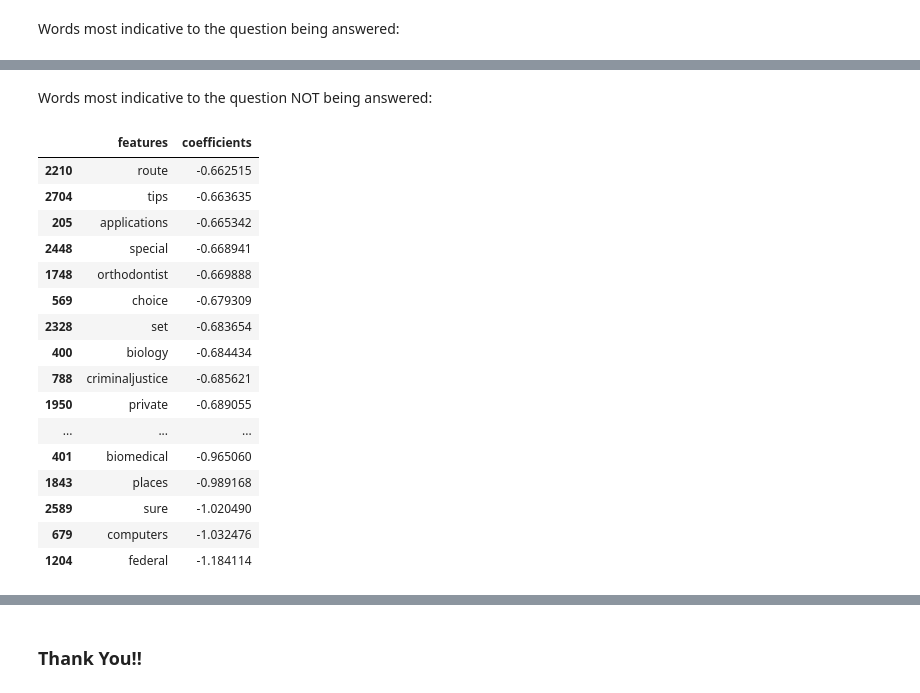
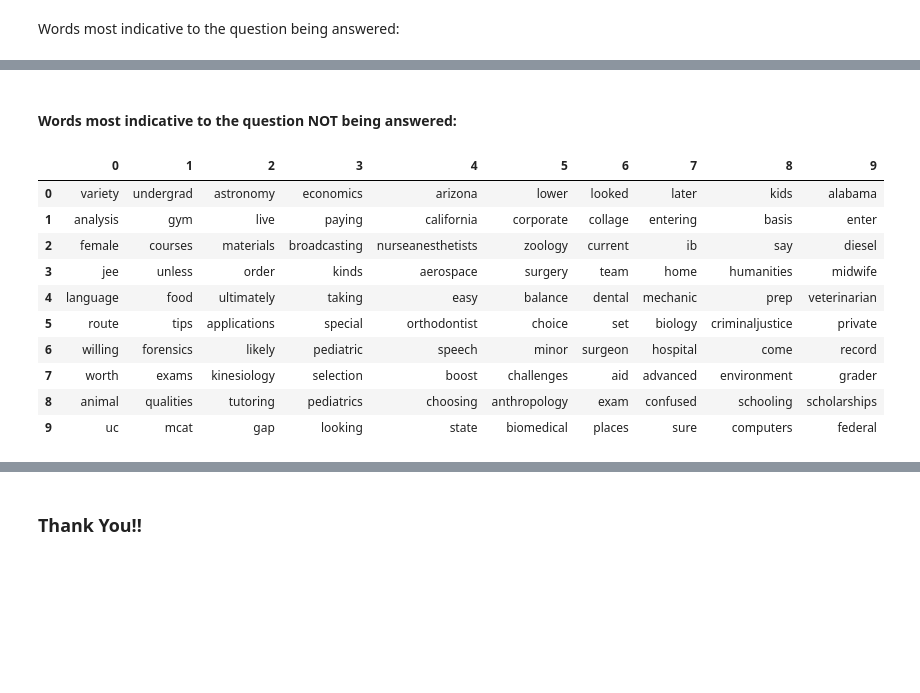
Before and after one commit to reneemarama/career_village, a Jupyter notebook: 4b_Sampled_Modeling.ipynb, the cells around one changed output, grey strips where cells are left out. Cells and saved outputs as stored; diff of their text form; code cells hidden in the pictures; blank space fills up the shorter version.

```diff
--- a/4b_Sampled_Modeling.ipynb
+++ b/4b_Sampled_Modeling.ipynb
@@ -427,0 +436,2 @@ coef_df.sort_values('coefficients', ascending = False).head(50)
+# %%
+coef_df['exp_coef'] = np.exp(coef_df['coefficients'])
@@ -428,22 +467,16 @@ coef_df.sort_values('coefficients', ascending = False).head(50)
 # %% [markdown]
-Words most indicative to the question NOT being answered:
+#### Words most indicative to the question NOT being answered:
 # %%
-coef_df.sort_values('coefficients', ascending = False).tail(50)
+pd.DataFrame(coef_df.sort_values('coefficients', ascending = False)['features'].tail(100).values.reshape((10,10)))
 # %% [output]
-|  | features | coefficients |
-| 2210 | route | -0.662515 |
-| 2704 | tips | -0.663635 |
-| 205 | applications | -0.665342 |
-| 2448 | special | -0.668941 |
-| 1748 | orthodontist | -0.669888 |
-| 569 | choice | -0.679309 |
-| 2328 | set | -0.683654 |
-| 400 | biology | -0.684434 |
-| 788 | criminaljustice | -0.685621 |
-| 1950 | private | -0.689055 |
-| ... | ... | ... |
-| 401 | biomedical | -0.965060 |
-| 1843 | places | -0.989168 |
-| 2589 | sure | -1.020490 |
-| 679 | computers | -1.032476 |
-| 1204 | federal | -1.184114 |
+|  | 0 | 1 | 2 | 3 | 4 | 5 | 6 | 7 | 8 | 9 |
+| 0 | variety | undergrad | astronomy | economics | arizona | lower | looked | later | kids | alabama |
+| 1 | analysis | gym | live | paying | california | corporate | collage | entering | basis | enter |
+| 2 | female | courses | materials | broadcasting | nurseanesthetists | zoology | current | ib | say | diesel |
+| 3 | jee | unless | order | kinds | aerospace | surgery | team | home | humanities | midwife |
+| 4 | language | food | ultimately | taking | easy | balance | dental | mechanic | prep | veterinarian |
+| 5 | route | tips | applications | special | orthodontist | choice | set | biology | criminaljustice | private |
+| 6 | willing | forensics | likely | pediatric | speech | minor | surgeon | hospital | come | record |
+| 7 | worth | exams | kinesiology | selection | boost | challenges | aid | advanced | environment | grader |
+| 8 | animal | qualities | tutoring | pediatrics | choosing | anthropology | exam | confused | schooling | scholarships |
+| 9 | uc | mcat | gap | looking | state | biomedical | places | sure | computers | federal |
```
Also changed, not shown: parts of 9 cells of this notebook, 14 other files.
